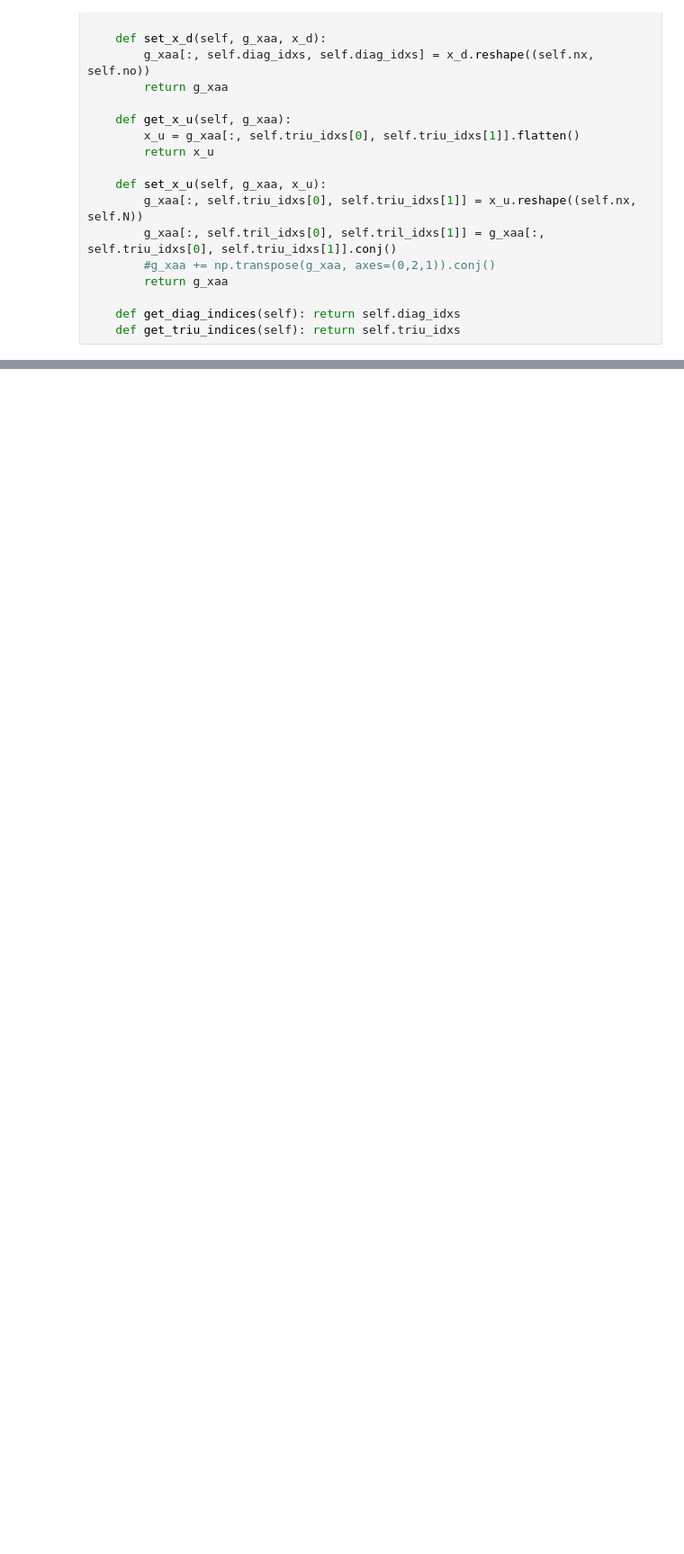
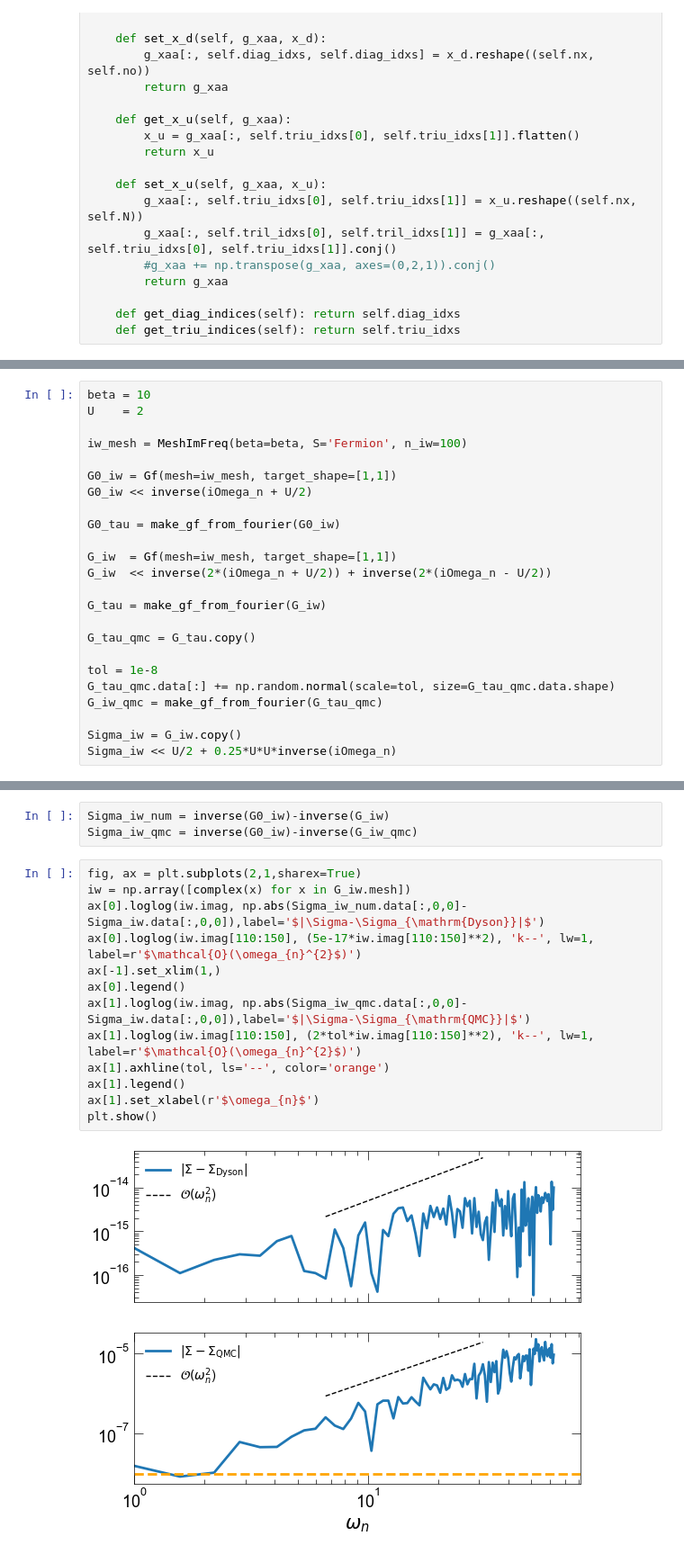
Before and after one commit to harrisonlabollita/fitdlr, a Jupyter notebook: dimer/Dyson solve by residual minimization in DLR.ipynb, the cells around one changed output, grey strips where cells are left out. Shown at 90% size. Saved outputs shown, nothing was run; the diff lists cells and outputs as text; blank space fills up the shorter version.

```diff
--- a/dimer/Dyson solve by residual minimization in DLR.ipynb
+++ b/dimer/Dyson solve by residual minimization in DLR.ipynb
@@ -253,0 +263,24 @@ iw_i  = np.array([complex(x) for x in Sigma_iw_ref.mesh])
+# %%
+beta = 10
+U    = 2
+
+iw_mesh = MeshImFreq(beta=beta, S='Fermion', n_iw=100)
+
+G0_iw = Gf(mesh=iw_mesh, target_shape=[1,1])
+G0_iw << inverse(iOmega_n + U/2)
+
+G0_tau = make_gf_from_fourier(G0_iw)
+
+G_iw  = Gf(mesh=iw_mesh, target_shape=[1,1])
+G_iw  << inverse(2*(iOmega_n + U/2)) + inverse(2*(iOmega_n - U/2))
+
+G_tau = make_gf_from_fourier(G_iw)
+
+G_tau_qmc = G_tau.copy()
+
+tol = 1e-8
+G_tau_qmc.data[:] += np.random.normal(scale=tol, size=G_tau_qmc.data.shape)
+G_iw_qmc = make_gf_from_fourier(G_tau_qmc)
+
+Sigma_iw = G_iw.copy()
+Sigma_iw << U/2 + 0.25*U*U*inverse(iOmega_n)
@@ -253,0 +289,18 @@ iw_i  = np.array([complex(x) for x in Sigma_iw_ref.mesh])
+# %%
+Sigma_iw_num = inverse(G0_iw)-inverse(G_iw)
+Sigma_iw_qmc = inverse(G0_iw)-inverse(G_iw_qmc)
+# %%
+fig, ax = plt.subplots(2,1,sharex=True)
+iw = np.array([complex(x) for x in G_iw.mesh])
+ax[0].loglog(iw.imag, np.abs(Sigma_iw_num.data[:,0,0]-Sigma_iw.data[:,0,0]),label='$|\Sigma-\Sigma_{\mathrm{Dyson}}|$')
+ax[0].loglog(iw.imag[110:150], (5e-17*iw.imag[110:150]**2), 'k--', lw=1, label=r'$\mathcal{O}(\omega_{n}^{2}$)')
+ax[-1].set_xlim(1,)
+ax[0].legend()
+ax[1].loglog(iw.imag, np.abs(Sigma_iw_qmc.data[:,0,0]-Sigma_iw.data[:,0,0]),label='$|\Sigma-\Sigma_{\mathrm{QMC}}|$')
+ax[1].loglog(iw.imag[110:150], (2*tol*iw.imag[110:150]**2), 'k--', lw=1, label=r'$\mathcal{O}(\omega_{n}^{2}$)')
+ax[1].axhline(tol, ls='--', color='orange')
+ax[1].legend()
+ax[1].set_xlabel(r'$\omega_{n}$')
+plt.show()
+# %% [output]
+[figure, added]
```
Also changed, not shown: parts of 21 cells of this notebook, 1 other file.
